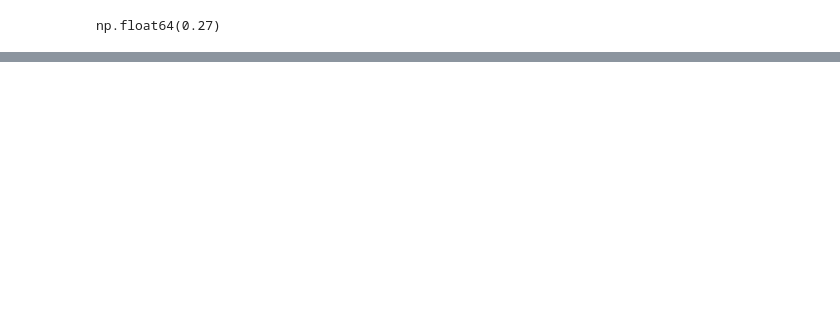
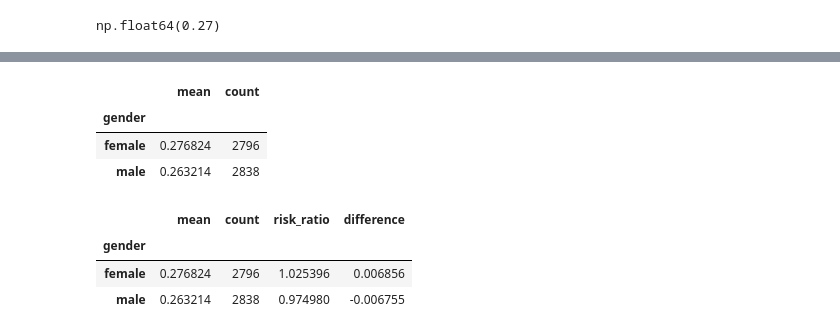
Before and after one commit to zarirahmani/churn_prediction, a Jupyter notebook: churn_prediction.ipynb, the cells around one changed output, grey strips where cells are left out. Saved outputs shown, nothing was run; the diff lists cells and outputs as text; code cells hidden in the pictures; blank space fills up the shorter version.

```diff
--- a/churn_prediction.ipynb
+++ b/churn_prediction.ipynb
@@ -208,0 +348,17 @@ np.float64(0.27)
+# %%
+customers_full_train.groupby('gender').churn.aggregate(['mean', 'count'])
+# %% [output]
+|  | mean | count |
+| gender |  |  |
+| female | 0.276824 | 2796 |
+| male | 0.263214 | 2838 |
+# %%
+customers_group = customers_full_train.groupby('gender').churn.aggregate(['mean', 'count'])
+customers_group['risk_ratio'] = customers_group['mean'] / global_churn_rate
+customers_group['difference'] = customers_group['mean'] - global_churn_rate
+customers_group
+# %% [output]
+|  | mean | count | risk_ratio | difference |
+| gender |  |  |  |  |
+| female | 0.276824 | 2796 | 1.025396 | 0.006856 |
+| male | 0.263214 | 2838 | 0.974980 | -0.006755 |
```
Also changed, not shown: parts of 56 cells of this notebook.
